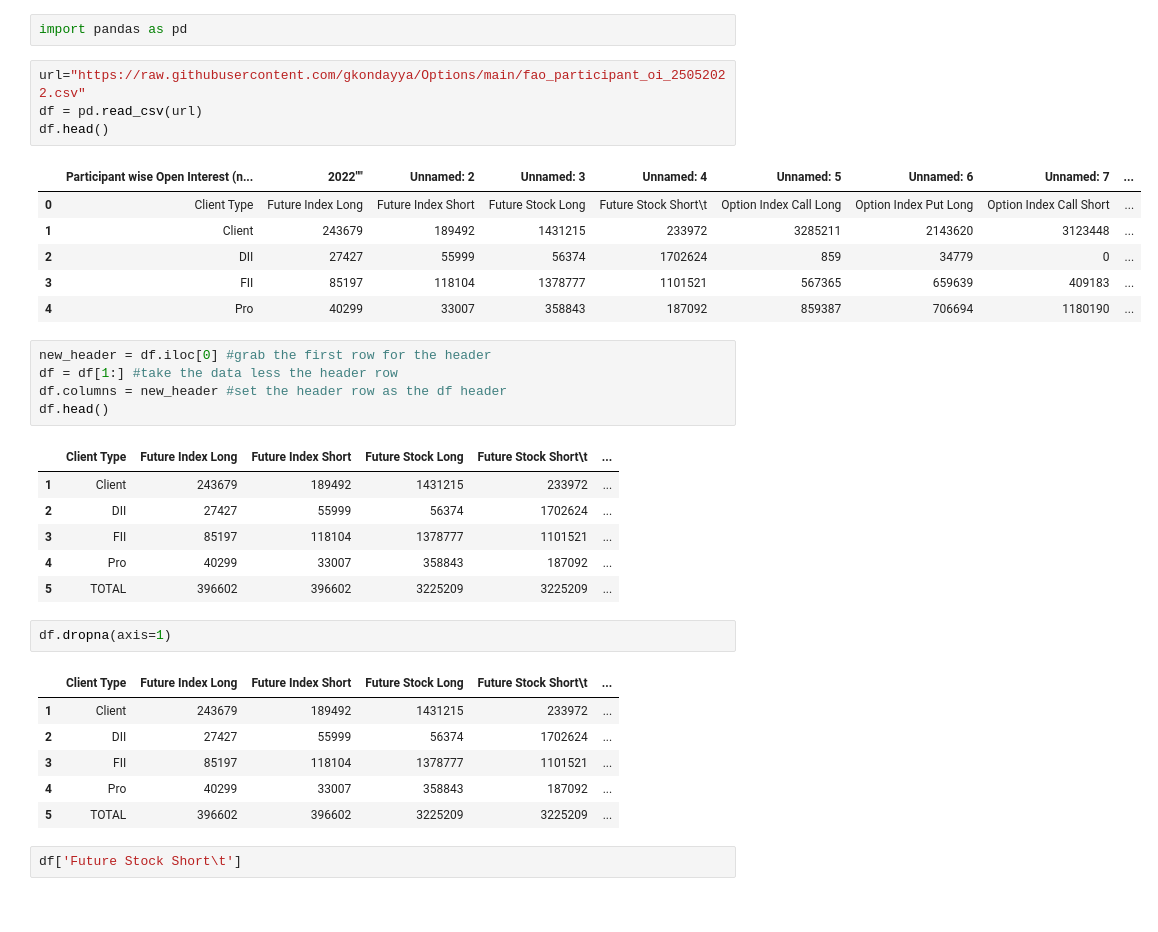
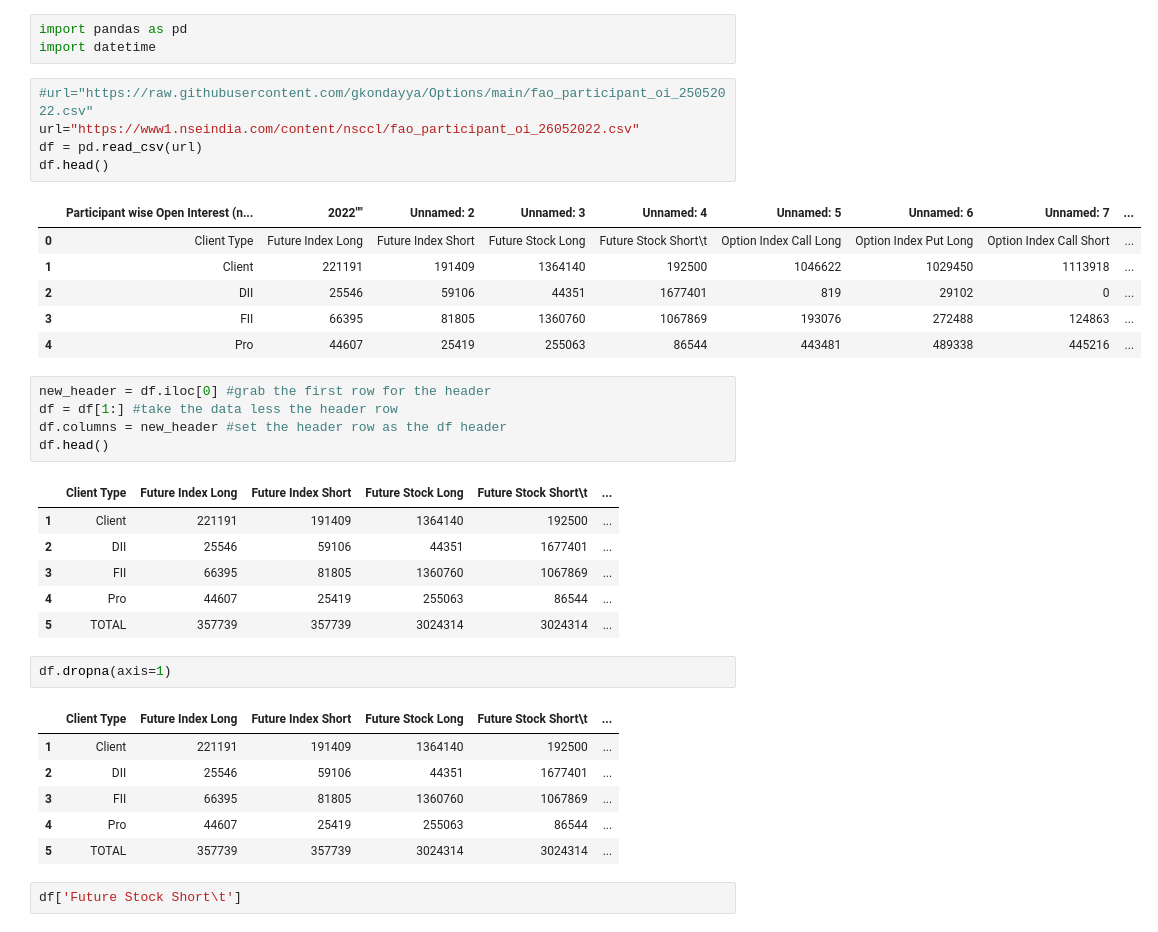
Before and after one commit to gkondayya/Options, a Jupyter notebook: BigPlayers.ipynb, the cells around one changed output. Drawn from its saved outputs; the diff is of its cells as text.

```diff
--- a/BigPlayers.ipynb
+++ b/BigPlayers.ipynb
@@ -2,17 +2,19 @@
 <a href="https://colab.research.google.com/github/gkondayya/Options/blob/main/BigPlayers.ipynb" target="_parent"><img src="https://colab.research.google.com/assets/colab-badge.svg" alt="Open In Colab"/></a>
 # %%
 import pandas as pd
+import datetime
 # %%
-url="https://raw.githubusercontent.com/gkondayya/Options/main/fao_participant_oi_25052022.csv"
+#url="https://raw.githubusercontent.com/gkondayya/Options/main/fao_participant_oi_25052022.csv"
+url="https://www1.nseindia.com/content/nsccl/fao_participant_oi_26052022.csv"
 df = pd.read_csv(url)
 df.head()
 # %% [output]
 |  | Participant wise Open Interest (n... | 2022"" | Unnamed: 2 | Unnamed: 3 | Unnamed: 4 | Unnamed: 5 | Unnamed: 6 | Unnamed: 7 | ... |
 | 0 | Client Type | Future Index Long | Future Index Short | Future Stock Long | Future Stock Short\t | Option Index Call Long | Option Index Put Long | Option Index Call Short | ... |
-| 1 | Client | 243679 | 189492 | 1431215 | 233972 | 3285211 | 2143620 | 3123448 | ... |
-| 2 | DII | 27427 | 55999 | 56374 | 1702624 | 859 | 34779 | 0 | ... |
-| 3 | FII | 85197 | 118104 | 1378777 | 1101521 | 567365 | 659639 | 409183 | ... |
-| 4 | Pro | 40299 | 33007 | 358843 | 187092 | 859387 | 706694 | 1180190 | ... |
+| 1 | Client | 221191 | 191409 | 1364140 | 192500 | 1046622 | 1029450 | 1113918 | ... |
+| 2 | DII | 25546 | 59106 | 44351 | 1677401 | 819 | 29102 | 0 | ... |
+| 3 | FII | 66395 | 81805 | 1360760 | 1067869 | 193076 | 272488 | 124863 | ... |
+| 4 | Pro | 44607 | 25419 | 255063 | 86544 | 443481 | 489338 | 445216 | ... |
 # %%
 new_header = df.iloc[0] #grab the first row for the header
 df = df[1:] #take the data less the header row
@@ -20,20 +22,20 @@ df.columns = new_header #set the header row as the df header
 df.head()
 # %% [output]
 |  | Client Type | Future Index Long | Future Index Short | Future Stock Long | Future Stock Short\t | ... |
-| 1 | Client | 243679 | 189492 | 1431215 | 233972 | ... |
-| 2 | DII | 27427 | 55999 | 56374 | 1702624 | ... |
-| 3 | FII | 85197 | 118104 | 1378777 | 1101521 | ... |
-| 4 | Pro | 40299 | 33007 | 358843 | 187092 | ... |
-| 5 | TOTAL | 396602 | 396602 | 3225209 | 3225209 | ... |
+| 1 | Client | 221191 | 191409 | 1364140 | 192500 | ... |
+| 2 | DII | 25546 | 59106 | 44351 | 1677401 | ... |
+| 3 | FII | 66395 | 81805 | 1360760 | 1067869 | ... |
+| 4 | Pro | 44607 | 25419 | 255063 | 86544 | ... |
+| 5 | TOTAL | 357739 | 357739 | 3024314 | 3024314 | ... |
 # %%
 df.dropna(axis=1)
 # %% [output]
 |  | Client Type | Future Index Long | Future Index Short | Future Stock Long | Future Stock Short\t | ... |
-| 1 | Client | 243679 | 189492 | 1431215 | 233972 | ... |
-| 2 | DII | 27427 | 55999 | 56374 | 1702624 | ... |
-| 3 | FII | 85197 | 118104 | 1378777 | 1101521 | ... |
-| 4 | Pro | 40299 | 33007 | 358843 | 187092 | ... |
-| 5 | TOTAL | 396602 | 396602 | 3225209 | 3225209 | ... |
+| 1 | Client | 221191 | 191409 | 1364140 | 192500 | ... |
+| 2 | DII | 25546 | 59106 | 44351 | 1677401 | ... |
+| 3 | FII | 66395 | 81805 | 1360760 | 1067869 | ... |
+| 4 | Pro | 44607 | 25419 | 255063 | 86544 | ... |
+| 5 | TOTAL | 357739 | 357739 | 3024314 | 3024314 | ... |
 # %%
 df['Future Stock Short\t']
 # %% [output]
```
Also changed, not shown: parts of 13 cells of this notebook.
